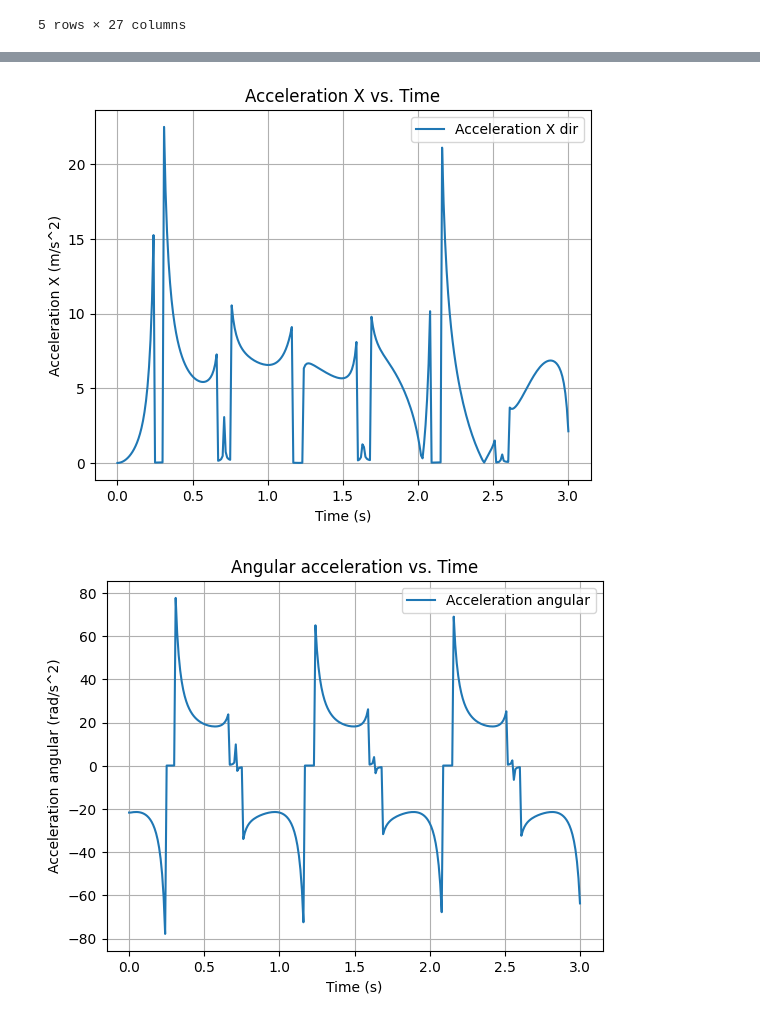
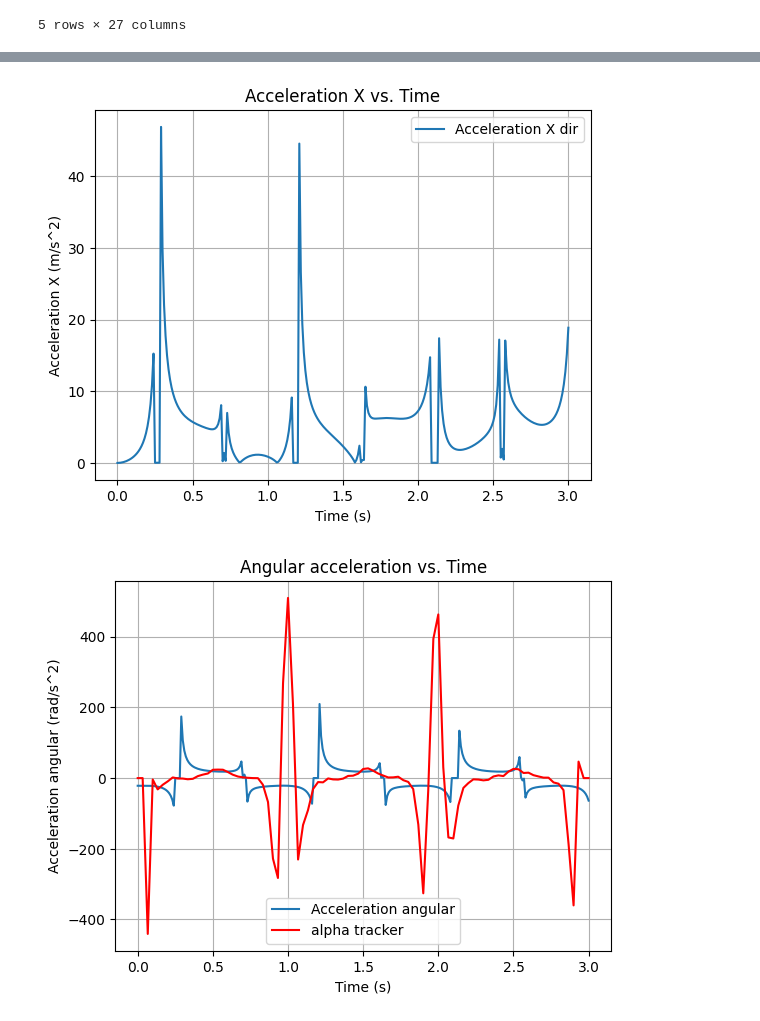
Before and after one commit to QiuDylan/ME200, a Jupyter notebook: FinalProj/Final_Project_V3_JNotebook.ipynb, the cells around one changed output, grey strips where cells are left out. Cells and saved outputs as stored; diff of their text form; code cells hidden in the pictures.

```diff
--- a/FinalProj/Final_Project_V3_JNotebook.ipynb
+++ b/FinalProj/Final_Project_V3_JNotebook.ipynb
@@ -43,7 +43,7 @@ df = pd.read_csv("4bardata.txt", sep='\t' , header = None, names = ["time [s]",
 
 tau_out = []
 
-err = 15 # to eliminate spikes and use small angle approximation
+err = 5 # to eliminate spikes and use small angle approximation
 
 for i in range(df.shape[0]):
     theta_a = 180.0 - df["theta_2 [°]"][i] + df["theta_3 [°]"][i] # inner angle between link a and b
@@ -142,14 +142,20 @@ df.head()
 5 rows × 27 columns
 # %%
 #Tracker Stuff
-
+#linear
 t_tracker = np.genfromtxt("fast_data_final.txt", skip_header=1, usecols=0 ) #time from tracker
 x_tracker = np.genfromtxt("fast_data_final.txt", skip_header=1, usecols=1 )
 y_tracker = np.genfromtxt("fast_data_final.txt", skip_header=1, usecols=2 )
+
+#angular stuff
+t_angular = np.genfromtxt("fast_data_final_angular.txt", skip_header=1, usecols=0 )
+alpha_tracker = np.genfromtxt("fast_data_final_angular.txt", skip_header = 1, usecols= 3)
+omega_tracker = np.genfromtxt("fast_data_final_angular.txt", skip_header = 1, usecols= 2)
 # %%
 # Plotting the graphs
 
 plt.plot(df["time [s]"], df["acc_tan [m/s^2]"], label='Acceleration tangential')
+
 #plt.plot(df["time [s]"], l * df["alpha_4 [rad/s^2]"], label='FR Acceleration', color = 'red')
 plt.xlabel('Time (s)')
 plt.ylabel('Acceleration tangential (m/s^2)')
@@ -169,6 +175,7 @@ plt.show()
 
 
 plt.plot(df["time [s]"], df["alpha_w [rad/s^2]"], label='Acceleration angular')
+plt.plot(t_angular, alpha_tracker, label = 'alpha tracker', color = '#FF0000')
 #plt.plot(df["time [s]"], df["alpha_4 [rad/s^2]"], label='ang accel fr fr ', color = 'red')
 plt.xlabel('Time (s)')
 plt.ylabel('Acceleration angular (rad/s^2)')
@@ -194,6 +201,7 @@ plt.grid()
 plt.show()
 
 plt.plot(df["time [s]"], df["position x [m]"], label='x position')
+plt.plot(t_tracker, x_tracker, label='position tracker', color = '#FF0000')
 plt.xlabel('Time (s)')
 plt.ylabel('x position (m)')
 plt.title('x position vs. Time')
@@ -233,6 +241,7 @@ plt.grid()
 plt.show()
 
 plt.plot(df["time [s]"], df["omega_w [rad/s]"] , label='Angular velocity')
+plt.plot(t_angular, omega_tracker, label = 'tracker omega', color = 'red')
 plt.xlabel('Time (s)')
 plt.ylabel('Angular velocity (rad/s)')
 plt.title('Angular velocity vs. Time')
@@ -268,2 +277,2 @@ plt.show()
-[figure, old version]
+[figure, new version]
-[figure, old version]
+[figure, new version]
```
Also changed, not shown: parts of 2 cells of this notebook, 2 other files.
